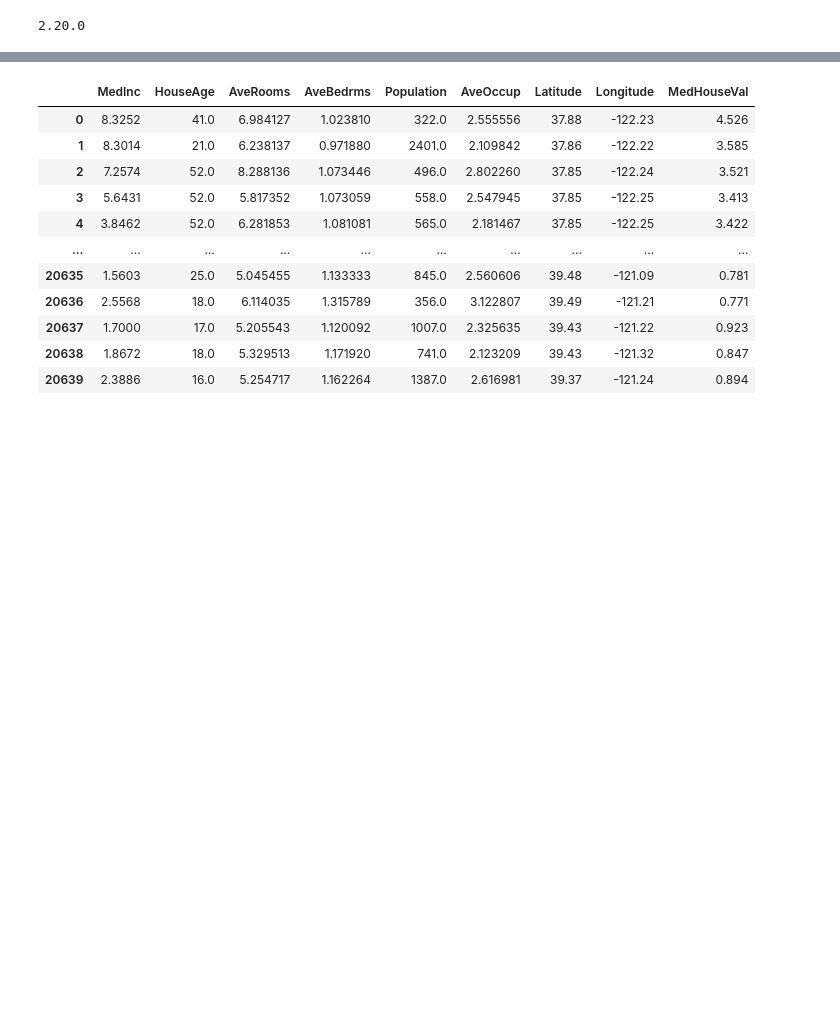
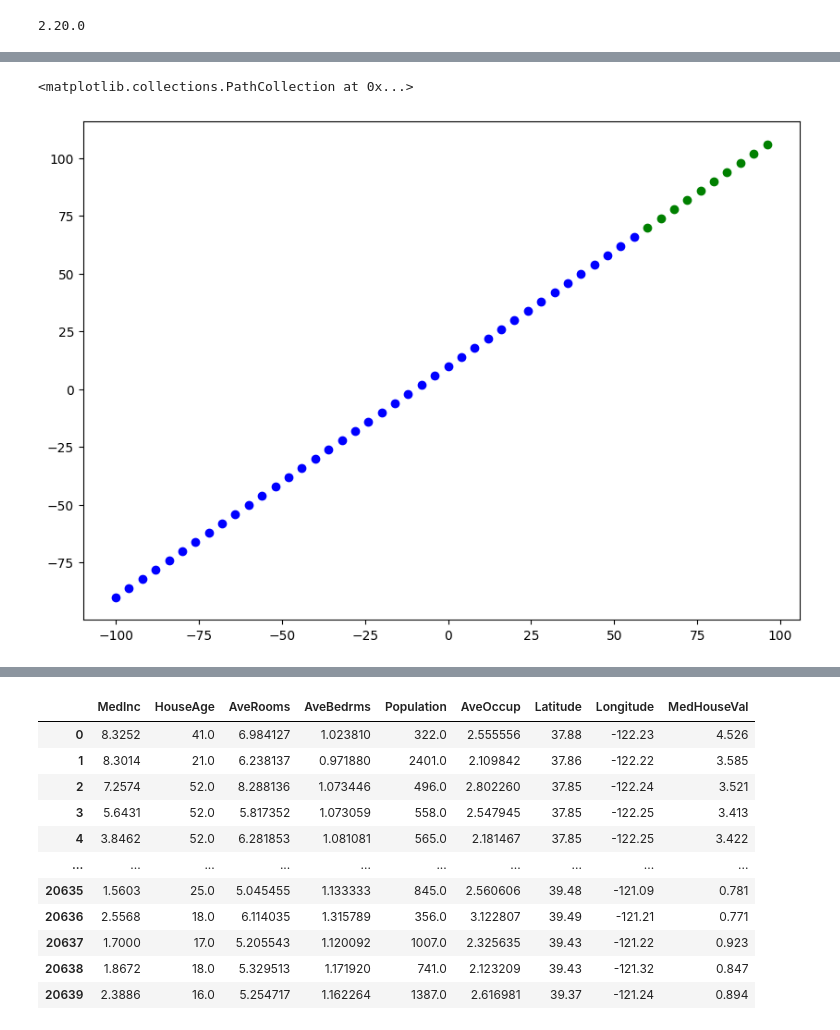
Before and after one commit to Sayantan615/Practice-Code, a Jupyter notebook: Tensorflow Labs/tensorflow_regression.ipynb, the cells around one changed output, grey strips where cells are left out. Drawn from its saved outputs; the diff is of its cells as text; code cells hidden in the pictures; blank space fills up the shorter version.

```diff
--- a/Tensorflow Labs/tensorflow_regression.ipynb
+++ b/Tensorflow Labs/tensorflow_regression.ipynb
@@ -33,0 +185,11 @@ input_shape, output_shape # Output is ((), ()) because the dimention is 0, scala
+# %%
+len(X)
+
+
+X_train = X[:40]
+y_train = y[:40]
+
+X_test = X[40:]
+y_test = y[40:]
+
+X_train, y_train, X_test, y_test
@@ -33,0 +209,7 @@ input_shape, output_shape # Output is ((), ()) because the dimention is 0, scala
+# %%
+plt.figure(figsize=(10, 7))
+plt.scatter(X_train, y_train, c='blue', label="Training Data")
+plt.scatter(X_test, y_test, c='green', label="Testing Data")
+# %% [output]
+<matplotlib.collections.PathCollection at 0x...>
+[figure, added]
```
Also changed, not shown: parts of 23 cells of this notebook.
